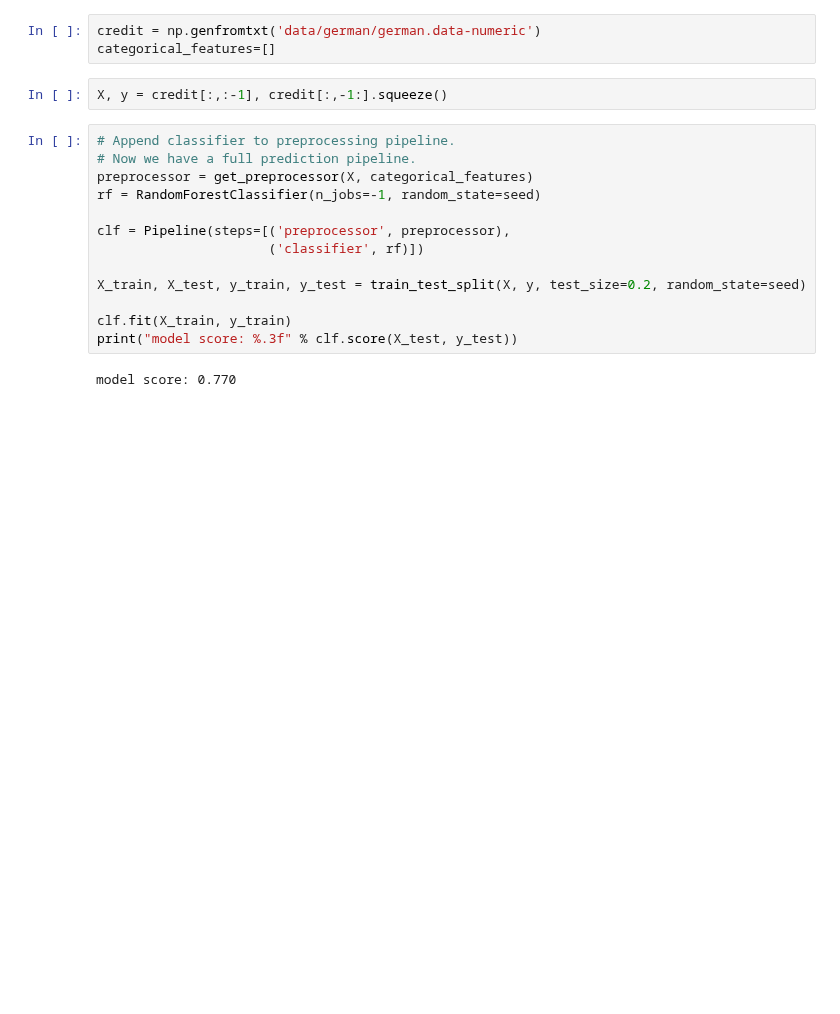
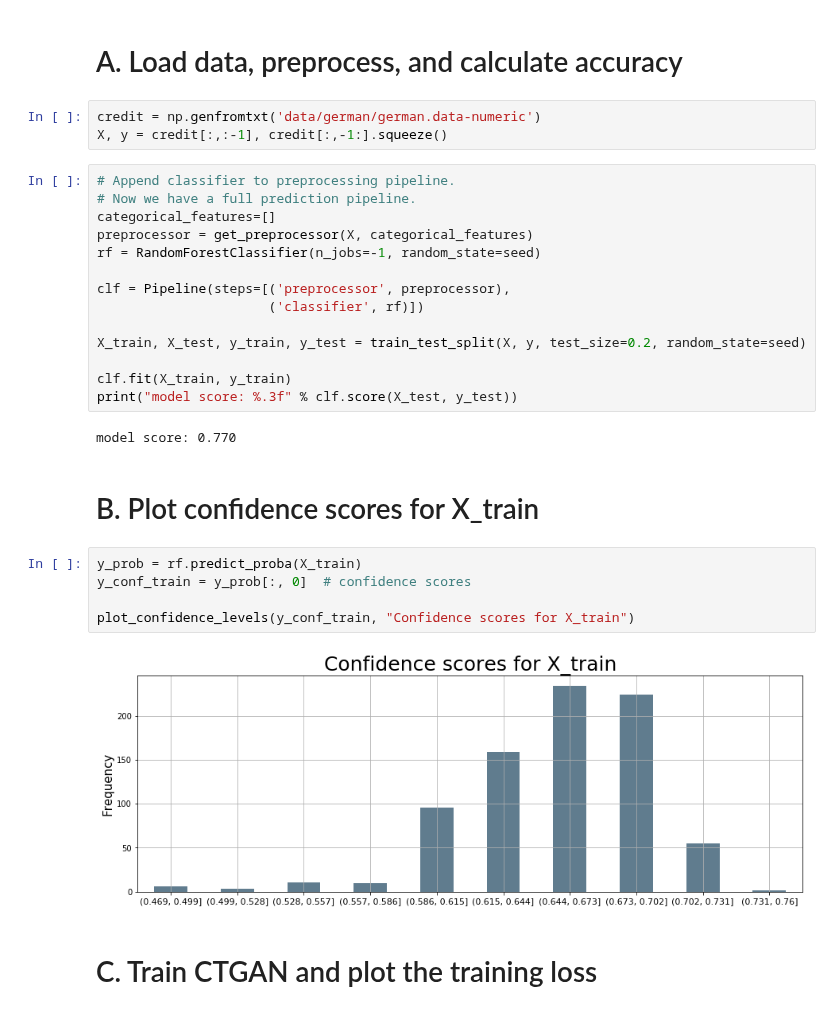
Before and after one commit to roye52371/CTGAN, a Jupyter notebook: German.ipynb, the cells around one changed output. Saved outputs shown, nothing was run; the diff lists cells and outputs as text; blank space fills up the shorter version.

```diff
--- a/German.ipynb
+++ b/German.ipynb
@@ -29,11 +21,12 @@ def get_scaler(preprocessor):
+# %% [markdown]
+# A. Load data, preprocess, and calculate accuracy
 # %%
 credit = np.genfromtxt('data/german/german.data-numeric')
-categorical_features=[]
+X, y = credit[:,:-1], credit[:,-1:].squeeze()
-# %%
-X, y = credit[:,:-1], credit[:,-1:].squeeze()
 # %%
 # Append classifier to preprocessing pipeline.
 # Now we have a full prediction pipeline.
+categorical_features=[]
 preprocessor = get_preprocessor(X, categorical_features)
 rf = RandomForestClassifier(n_jobs=-1, random_state=seed)
 
@@ -46,6 +39,17 @@ clf.fit(X_train, y_train)
 print("model score: %.3f" % clf.score(X_test, y_test))
 # %% [output]
 model score: 0.770
+# %% [markdown]
+# B. Plot confidence scores for X_train
+# %%
+y_prob = rf.predict_proba(X_train)
+y_conf_train = y_prob[:, 0]  # confidence scores
+
+plot_confidence_levels(y_conf_train, "Confidence scores for X_train")
+# %% [output]
+[figure, added]
+# %% [markdown]
+# C. Train CTGAN and plot the training loss
 # %%
 z_features = get_noise_features(X_train, categorical_features)
 z_rows = int(0.25 * X_train.shape[0])
```
Also changed, not shown: parts of 13 cells of this notebook, 1 other file.
